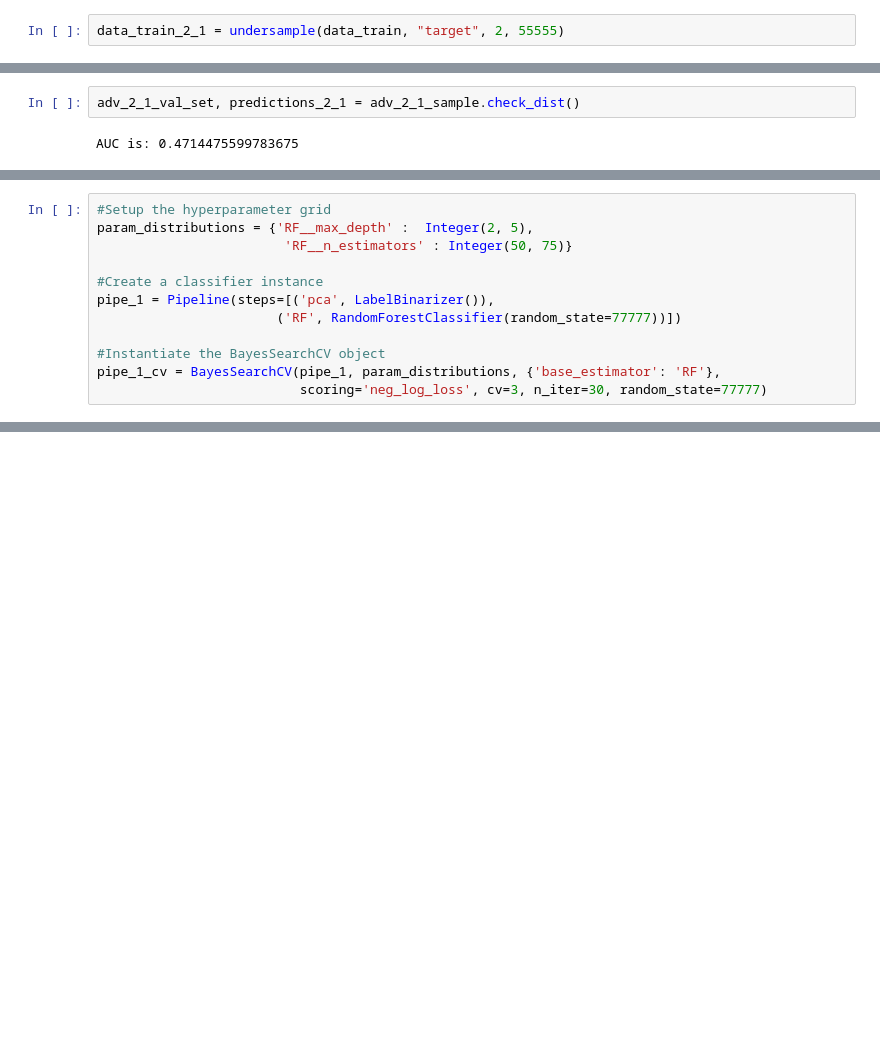
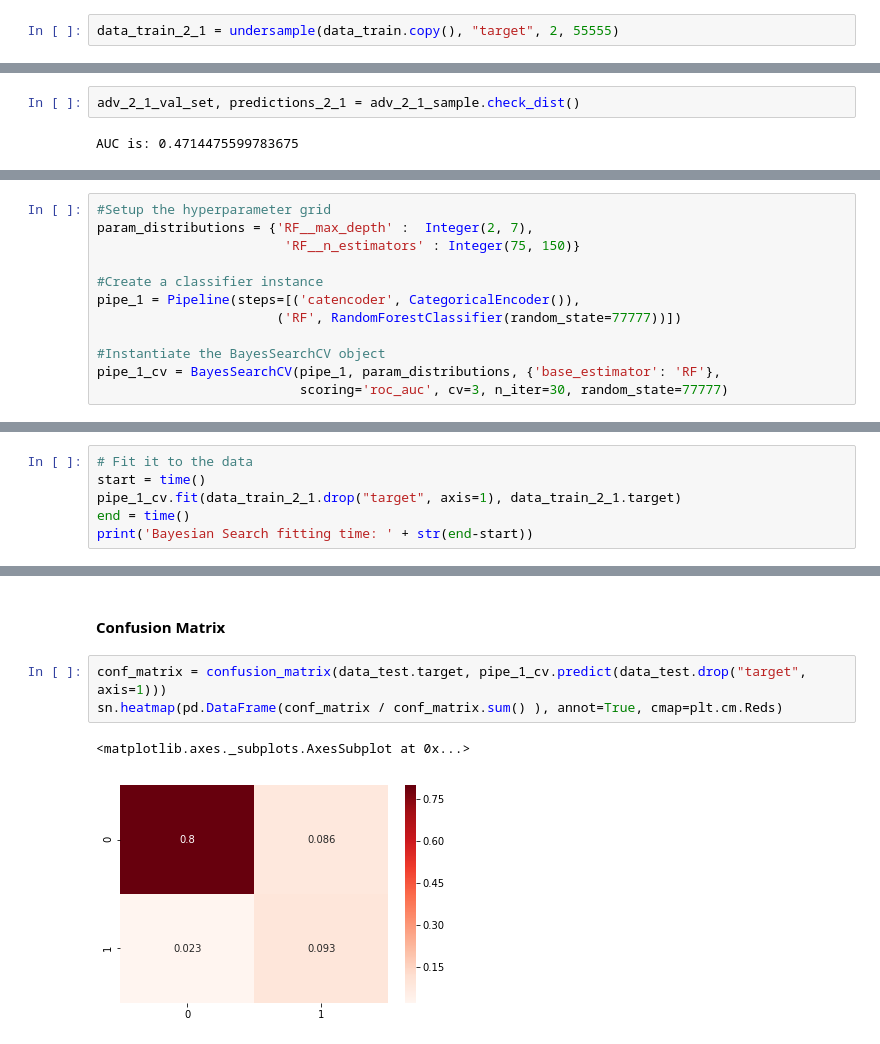
Before and after one commit to hveigz/machine-learning-misc, a Jupyter notebook: ML-Workflow/ML-Workflow.ipynb, the cells around one changed output, grey strips where cells are left out. Cells and saved outputs as stored; diff of their text form; blank space fills up the shorter version.

Commit message:
Adding pipeline and model performnace metrics to the notebook

```diff
--- a/ML-Workflow/ML-Workflow.ipynb
+++ b/ML-Workflow/ML-Workflow.ipynb
@@ -279,4 +307,4 @@ get_optimized_bins(dataset, "target", "id", list(dataset), min_bin_percent=0.15,
 ## Undersample class 0
 ## 2:1 odds - Check for distribution mismatch
 # %%
-data_train_2_1 = undersample(data_train, "target", 2, 55555)
+data_train_2_1 = undersample(data_train.copy(), "target", 2, 55555)
@@ -291,12 +332,12 @@ AUC is: 0.4714475599783675
 # %%
 #Setup the hyperparameter grid
-param_distributions = {'RF__max_depth' :  Integer(2, 5),
-                        'RF__n_estimators' : Integer(50, 75)}
+param_distributions = {'RF__max_depth' :  Integer(2, 7),
+                        'RF__n_estimators' : Integer(75, 150)}
 
 #Create a classifier instance
-pipe_1 = Pipeline(steps=[('pca', LabelBinarizer()),
+pipe_1 = Pipeline(steps=[('catencoder', CategoricalEncoder()),
                        ('RF', RandomForestClassifier(random_state=77777))])
 
 #Instantiate the BayesSearchCV object
 pipe_1_cv = BayesSearchCV(pipe_1, param_distributions, {'base_estimator': 'RF'},
-                          scoring='neg_log_loss', cv=3, n_iter=30, random_state=77777)
+                          scoring='roc_auc', cv=3, n_iter=30, random_state=77777)
@@ -356,0 +344,6 @@ enc.fit_transform(dataset).head()
+# %%
+# Fit it to the data
+start = time()
+pipe_1_cv.fit(data_train_2_1.drop("target", axis=1), data_train_2_1.target)
+end = time()
+print('Bayesian Search fitting time: ' + str(end-start))
@@ -356,0 +381,8 @@ enc.fit_transform(dataset).head()
+# %% [markdown]
+#### Confusion Matrix
+# %%
+conf_matrix = confusion_matrix(data_test.target, pipe_1_cv.predict(data_test.drop("target", axis=1)))
+sn.heatmap(pd.DataFrame(conf_matrix / conf_matrix.sum() ), annot=True, cmap=plt.cm.Reds)
+# %% [output]
+<matplotlib.axes._subplots.AxesSubplot at 0x...>
+[figure, added]
```
Also changed, not shown: parts of 33 cells of this notebook.
